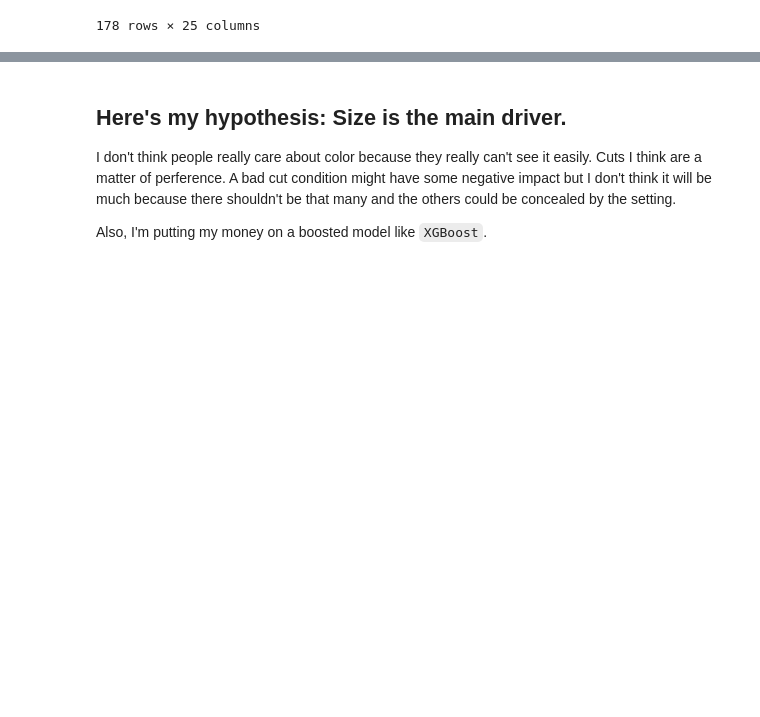
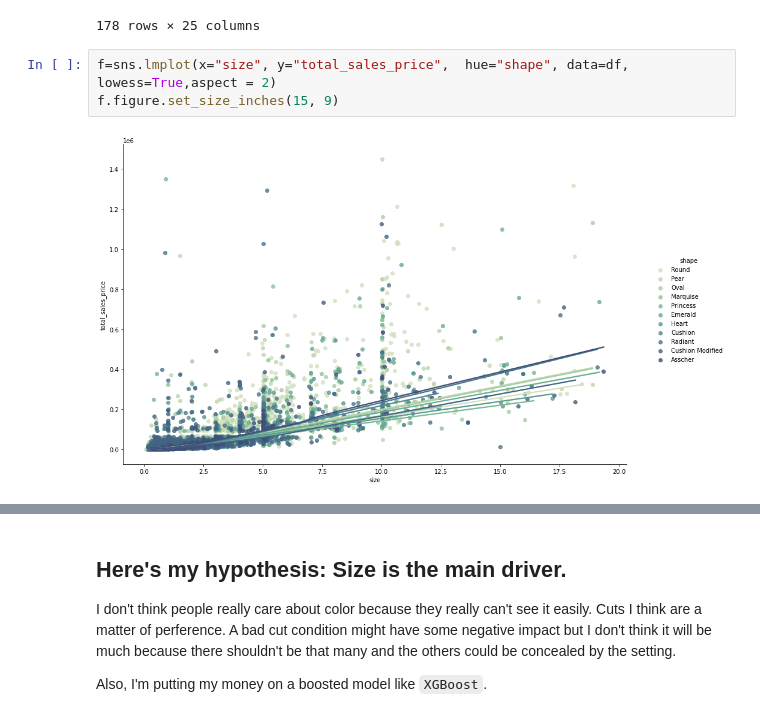
Before and after one commit to Little-PyProjects/Bees, a Jupyter notebook: Diamonds/notebooks/EDA.ipynb, the cells around one changed output, grey strips where cells are left out. Cells and saved outputs as stored; diff of their text form; blank space fills up the shorter version.

```diff
--- a/Diamonds/notebooks/EDA.ipynb
+++ b/Diamonds/notebooks/EDA.ipynb
@@ -195,3 +195,8 @@ sm_colored
 | 205701 | Cushion Modified | 0.20 | unknown | Green | unknown | unknown | ... |
 | 210930 | Marquise | 0.16 | unknown | Gray | unknown | unknown | ... |
 178 rows × 25 columns
+# %%
+f=sns.lmplot(x="size", y="total_sales_price",  hue="shape", data=df, lowess=True,aspect = 2)
+f.figure.set_size_inches(15, 9)
+# %% [output]
+[figure, added]
```
Also changed, not shown: parts of 4 cells of this notebook.
